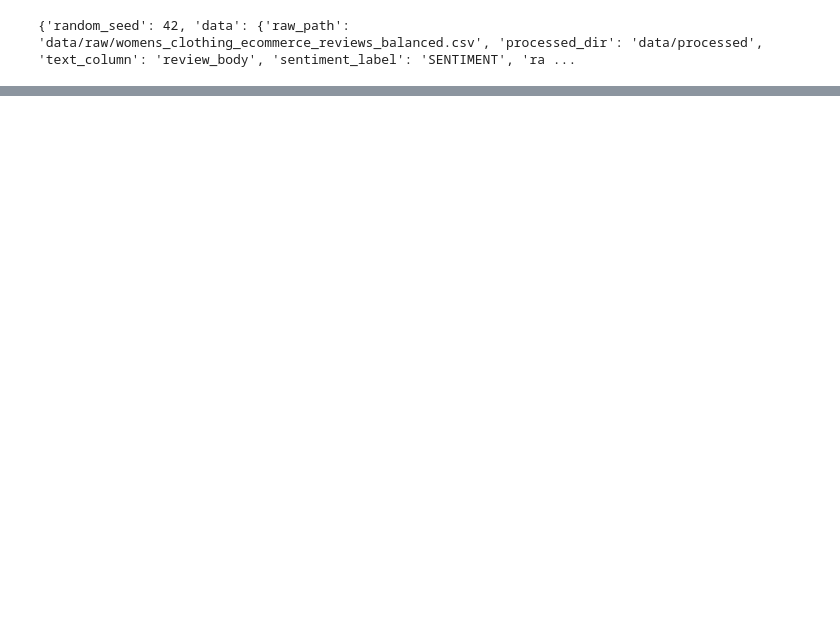
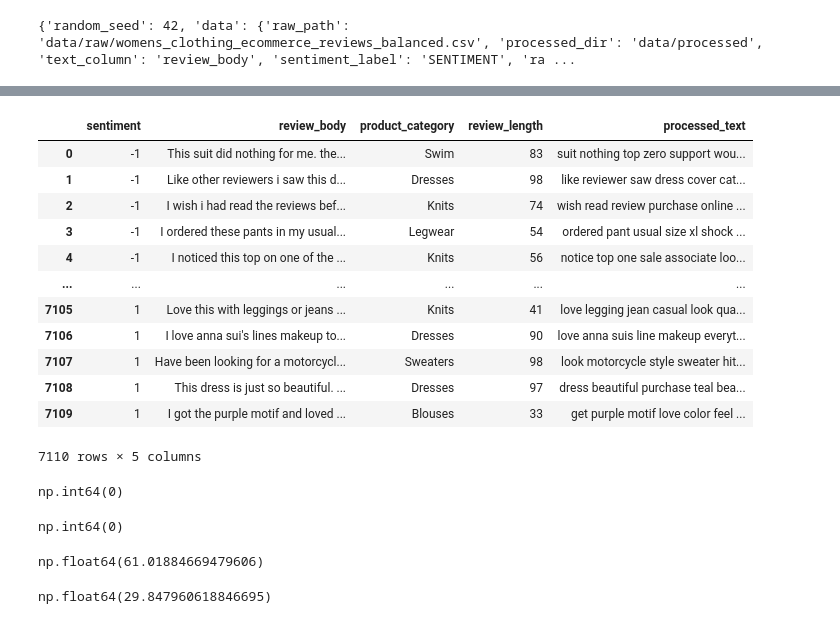
Before and after one commit to MosabAhmed92/Women-Clothing---NLP, a Jupyter notebook: notebooks/phase1_data_audit.ipynb, the cells around one changed output, grey strips where cells are left out. Saved outputs shown, nothing was run; the diff lists cells and outputs as text; code cells hidden in the pictures; blank space fills up the shorter version.

```diff
--- a/notebooks/phase1_data_audit.ipynb
+++ b/notebooks/phase1_data_audit.ipynb
@@ -16,0 +374,32 @@ import os
+# %%
+df
+# %% [output]
+|  | sentiment | review_body | product_category | review_length | processed_text |
+| 0 | -1 | This suit did nothing for me. the... | Swim | 83 | suit nothing top zero support wou... |
+| 1 | -1 | Like other reviewers i saw this d... | Dresses | 98 | like reviewer saw dress cover cat... |
+| 2 | -1 | I wish i had read the reviews bef... | Knits | 74 | wish read review purchase online ... |
+| 3 | -1 | I ordered these pants in my usual... | Legwear | 54 | ordered pant usual size xl shock ... |
+| 4 | -1 | I noticed this top on one of the ... | Knits | 56 | notice top one sale associate loo... |
+| ... | ... | ... | ... | ... | ... |
+| 7105 | 1 | Love this with leggings or jeans ... | Knits | 41 | love legging jean casual look qua... |
+| 7106 | 1 | I love anna sui's lines makeup to... | Dresses | 90 | love anna suis line makeup everyt... |
+| 7107 | 1 | Have been looking for a motorcycl... | Sweaters | 98 | look motorcycle style sweater hit... |
+| 7108 | 1 | This dress is just so beautiful. ... | Dresses | 97 | dress beautiful purchase teal bea... |
+| 7109 | 1 | I got the purple motif and loved ... | Blouses | 33 | get purple motif love color feel ... |
+7110 rows × 5 columns
+# %%
+df['processed_text'].isnull().sum()
+# %% [output]
+np.int64(0)
+# %%
+df['processed_text'].str.strip().eq('').sum()
+# %% [output]
+np.int64(0)
+# %%
+df['review_body'].str.split().str.len().mean()
+# %% [output]
+np.float64(61.01884669479606)
+# %%
+df['processed_text'].str.split().str.len().mean()
+# %% [output]
+np.float64(29.847960618846695)
```
Also changed, not shown: parts of 94 cells of this notebook, 5 other files.
